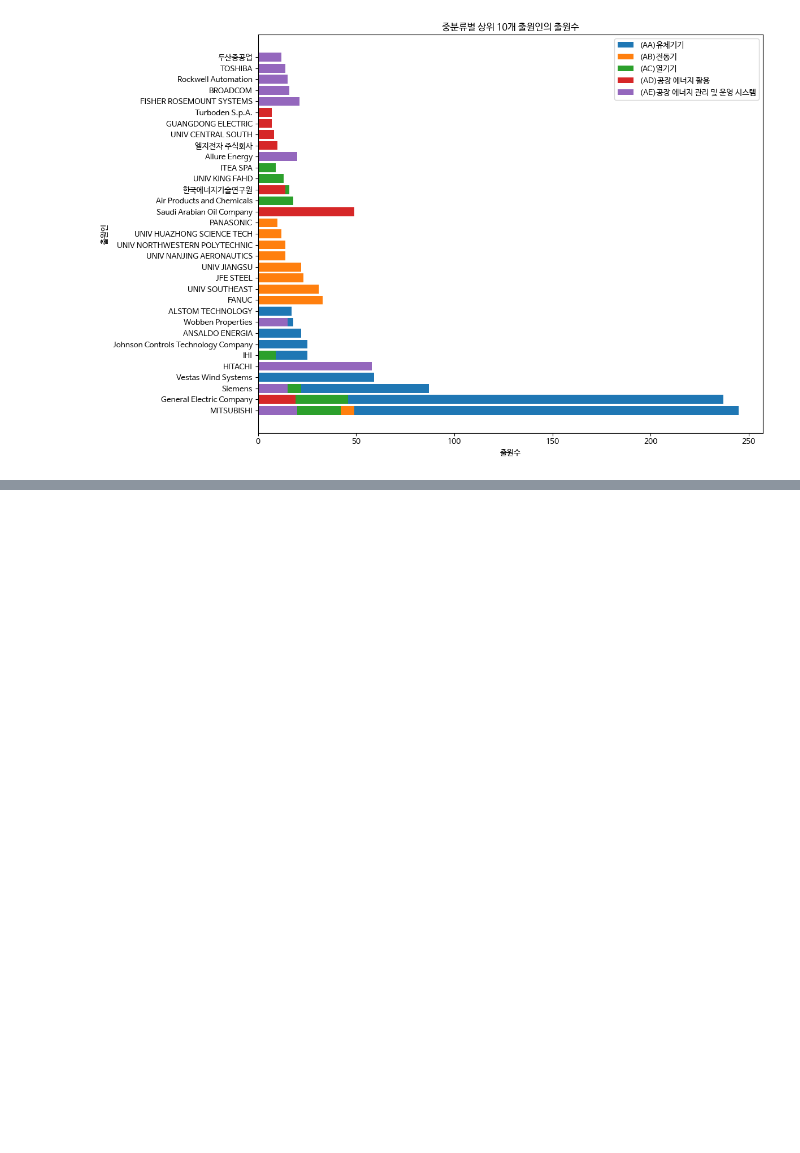
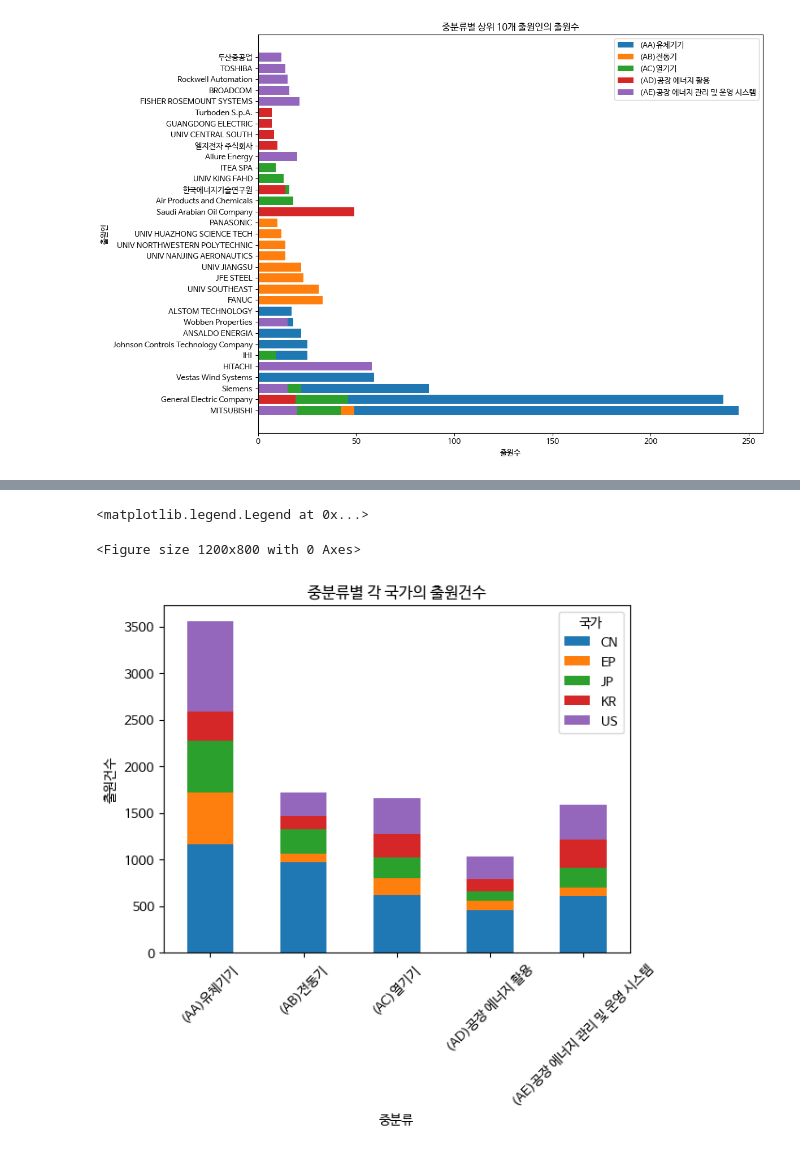
Before and after one commit to tlsehdgns1999/tlsehdgns1999, a Jupyter notebook: ip r&d.ipynb, the cells around one changed output, grey strips where cells are left out. Cells and saved outputs as stored; diff of their text form; code cells hidden in the pictures; blank space fills up the shorter version.

```diff
--- a/ip r&d.ipynb
+++ b/ip r&d.ipynb
@@ -309,0 +339,15 @@ plt.show()
+# %%
+grouped_data = df.groupby(['중분류', '국가코드'])['출원번호'].count().unstack()
+
+# 그래프 그리기
+plt.figure(figsize=(12, 8))
+ax = grouped_data.plot(kind='bar', stacked=True)
+plt.title('중분류별 각 국가의 출원건수')
+plt.xlabel('중분류')
+plt.ylabel('출원건수')
+plt.xticks(rotation=45)
+plt.legend(title='국가')
+# %% [output]
+<matplotlib.legend.Legend at 0x...>
+<Figure size 1200x800 with 0 Axes>
+[figure, added]
```
Also changed, not shown: parts of 3 cells of this notebook.
